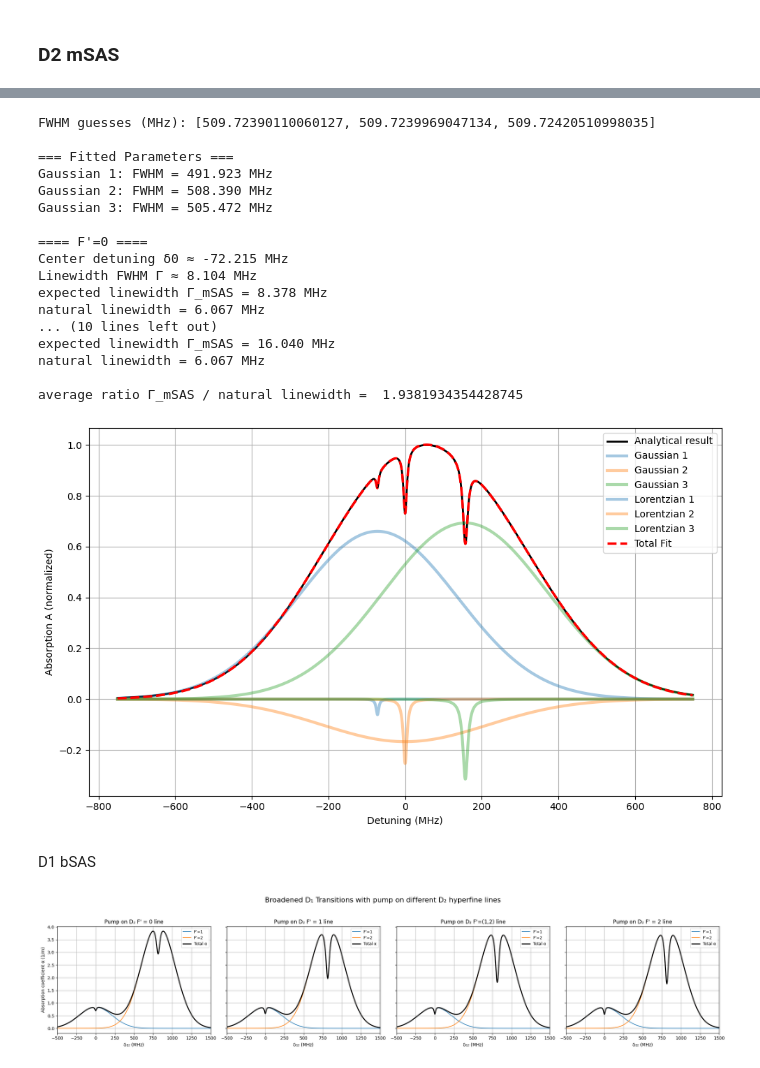
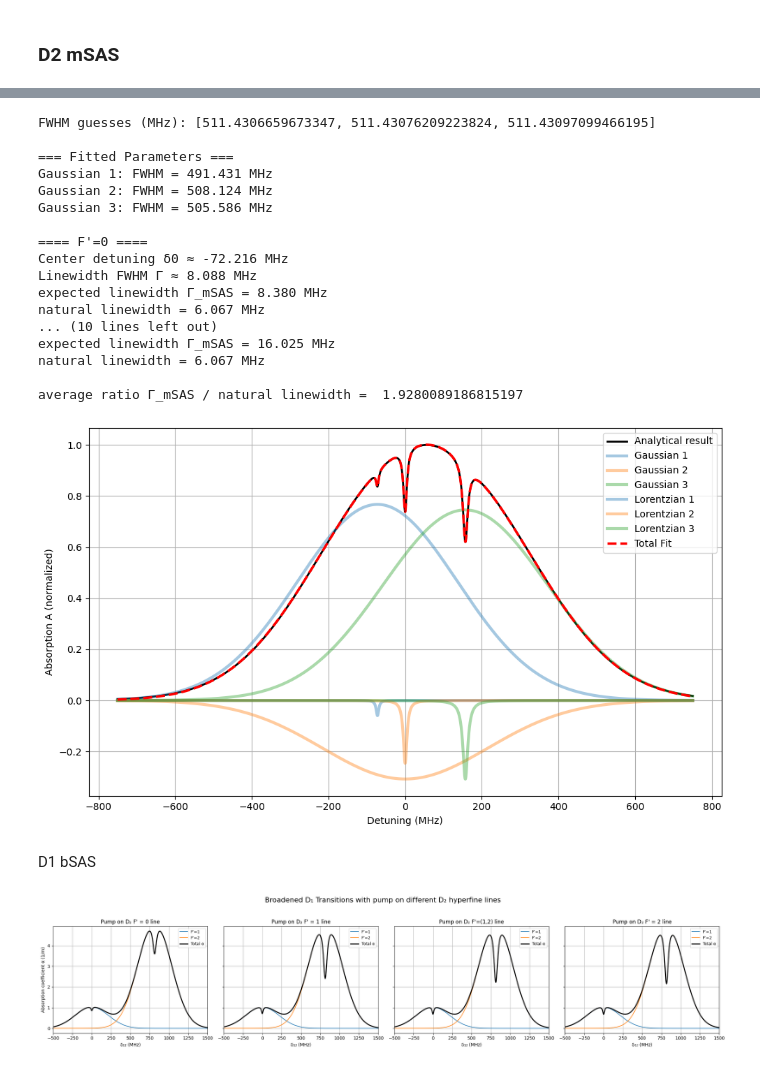
Before and after one commit to JonathanSugijanto/Bi-SAS-for-Optical-Clock, a Jupyter notebook: analytic.ipynb, the cells around one changed output, grey strips where cells are left out. Saved outputs shown, nothing was run; the diff lists cells and outputs as text; code cells hidden in the pictures.

```diff
--- a/analytic.ipynb
+++ b/analytic.ipynb
@@ -128,7 +132,7 @@ m_Rb87 = 86.909180527 * amu
 
 
 # Rb vapor number density (low-pressure) (assumed)
-T = 273.15 + 25 # K
+T = 273.15 + 27 # K
 if(T < 273.15 + 39.31): # is solid
     log10_P_Torr = -94.04826 -1961.258 / T - 0.03771687 * T + 42.57526 * np.log10(T)
 else:
@@ -418,8 +422,8 @@ lorentz_centers = [(transitions[0]['f0']-zero_f) * 1e-6, (transitions[1]['f0']-z
 n = len(lorentz_centers)
 
 guess_lorentzians = []
-for c in lorentz_centers:
-    guess_lorentzians += [-0.4, c, 30]   # [A, x0, gamma]
+for i in lorentz_centers:
+    guess_lorentzians += [-0.4, i, 30]   # [A, x0, gamma]
 
 p0 = []
 for g in guess_gaussians:
@@ -681,8 +685,9 @@ plt.show()
 # Saturation and pump intensities
 I_psat_D11 = I_sat_D11 * (1+Gamma_tr_D1/(Gamma_D11+Gamma_D11_d))/(1+Gamma_D11_d/(2*Gamma_tr_D1))
 I_psat_D12 = I_sat_D12 * (1+Gamma_tr_D1/(Gamma_D12+Gamma_D12_d))/(1+Gamma_D12_d/(2*Gamma_tr_D1))
-# I_pu_D1 = I_psat_D11  # set equal I_sat_D11
-I_pu_D1 = 1.3 * 10 # mW/cm^2
+I_pu_D1 = I_psat_D11  # set equal I_sat_D11
+# I_pu_D1 = 1.3 * 10 # mW/cm^2
+# I_pu_D1 = 0
 print(f"I_pu_D1 = {I_pu_D1/10:.2f} mW/cm^2 I_psat_D11 = {I_psat_D11/10:.2f} mW/cm^2")
 
 I_psat_D20 = I_sat_D20 * (1+Gamma_tr_D2/(Gamma_D20+Gamma_D20_d))/(1+Gamma_D20_d/(2*Gamma_tr_D2))
@@ -945,8 +1122,8 @@ lorentz_centers = [(transitions[0]['f0']-zero_f) * 1e-6, (transitions[1]['f0']-z
 n = len(lorentz_centers)
 
 guess_lorentzians = []
-for c in lorentz_centers:
-    guess_lorentzians += [-0.2, c, 30]   # [A, x0, gamma]
+for i in lorentz_centers:
+    guess_lorentzians += [-0.2, i, 30]   # [A, x0, gamma]
 
 p0 = []
 for g in guess_gaussians:
@@ -1020,24 +1197,24 @@ plt.grid(True)
 plt.tight_layout()
 plt.show()
 # %% [output]
-FWHM guesses (MHz): [509.72390110060127, 509.7239969047134, 509.72420510998035]
+FWHM guesses (MHz): [511.4306659673347, 511.43076209223824, 511.43097099466195]
 
 === Fitted Parameters ===
-Gaussian 1: FWHM = 491.923 MHz
-Gaussian 2: FWHM = 508.390 MHz
-Gaussian 3: FWHM = 505.472 MHz
+Gaussian 1: FWHM = 491.431 MHz
+Gaussian 2: FWHM = 508.124 MHz
+Gaussian 3: FWHM = 505.586 MHz
 
 ==== F'=0 ====
-Center detuning δ0 ≈ -72.215 MHz
-Linewidth FWHM Γ ≈ 8.104 MHz
-expected linewidth Γ_mSAS = 8.378 MHz
+Center detuning δ0 ≈ -72.216 MHz
+Linewidth FWHM Γ ≈ 8.088 MHz
+expected linewidth Γ_mSAS = 8.380 MHz
 natural linewidth = 6.067 MHz
 ... (10 lines left out)
-expected linewidth Γ_mSAS = 16.040 MHz
+expected linewidth Γ_mSAS = 16.025 MHz
 natural linewidth = 6.067 MHz
 
-average ratio Γ_mSAS / natural linewidth =  1.9381934354428745
+average ratio Γ_mSAS / natural linewidth =  1.9280089186815197
-[figure, old version]
+[figure, new version]
 # %% [markdown]
 D1 bSAS
 # %%
@@ -1060,9 +1237,11 @@ pump_lambdas = [lambda_D20, lambda_D21, ((1/lambda_D21 + 1/lambda_D22)/2)**(-1),
 Gamma_3 = [Gamma_D20, Gamma_D21, (Gamma_D21 + Gamma_D22)/2, Gamma_D22] # use average linewidth for (1,2) case as approximation
 Gamma_3_d = [Gamma_D20_d, Gamma_D21_d, (Gamma_D21_d + Gamma_D22_d)/2, Gamma_D22_d] # use average linewidth for (1,2) case as approximation
 I_psat_arr = [I_psat_D20, I_psat_D21, (I_psat_D21 + I_psat_D22)/2, I_psat_D22]
+alpha_total = np.array([np.zeros_like(delta_Hz) for _ in range(4)]) #
 
+j=0
 for ax, Gamma_3_d_val, Gamma_3_val, lambda_3, lbl in zip(axes, Gamma_3_d, Gamma_3, pump_lambdas, pump_labels):
-    alpha_total = np.zeros_like(delta_Hz)
+    # alpha_total = np.zeros_like(delta_Hz)
     zero_f = transitions[0]["f0"]
     i=0
     for tr in transitions:
@@ -1072,33 +1251,34 @@ for ax, Gamma_3_d_val, Gamma_3_val, lambda_3, lbl in zip(axes, Gamma_3_d, Gamma_
         # alpha0_vals = compute_alpha0_numeric(delta_shifted_Hz, N, transitions_ref_D1[i-1]["sigma0"], u, tr["lambda0"], transitions_ref_D1[i-1]["Gamma"])
         alpha0_vals = compute_alpha0_numeric(delta_shifted_Hz, N, tr["sigma0"], u, tr["lambda0"], tr["Gamma_tilde"])
 
         # wavelength mismatch between probe and pump
         epsilon = tr["lambda0"] / lambda_3 - 1
 
         # use corrected compute_pumpB (the fixed version)
         alpha_pumpB, K_bSAS, Gamma_bSAS = compute_pumpB_tilde(
             alpha0_vals, delta_shifted_Hz, delta_13,
             I_pu_D2, I_psat_arr[i-1], tr["Gamma_tilde"],
             Gamma_3_val+Gamma_3_d_val+2*Gamma_tr_D2, Gamma_3_d_val, Gamma_tr_D2, epsilon
         )
 
         alpha_vals = tr["strength"] * (alpha0_vals - alpha_pumpB)
-        alpha_total += alpha_vals
+        alpha_total[j] += alpha_vals
 
         ax.plot(delta_MHz, alpha_vals, lw=1.3, label=fr"{tr['label']}")
 
     # total absorption (black thick line)
-    ax.plot(delta_MHz, alpha_total, "k", lw=2.2, label="Total α")
+    ax.plot(delta_MHz, alpha_total[j], "k", lw=2.2, label="Total α")
+    j+=1
 
     ax.set_title(fr"Pump on D₂ {lbl} line")
     ax.set_xlabel(r"δ₁₂ (MHz)")
     ax.grid(True)
     ax.legend(fontsize=9)
     ax.set_xlim(-500, 1500)  # zoom region where lamb dip visible
 
 axes[0].set_ylabel(r"Absorption coefficient α (1/m)")
 fig.suptitle("Broadened D₁ Transitions with pump on different D₂ hyperfine lines", fontsize=16)
 plt.tight_layout(rect=[0, 0, 1, 0.94])
 plt.show()
 # %% [output]
-[figure, old version]
+[figure, new version]
```
Also changed, not shown: parts of 18 cells of this notebook, 4 other files.
